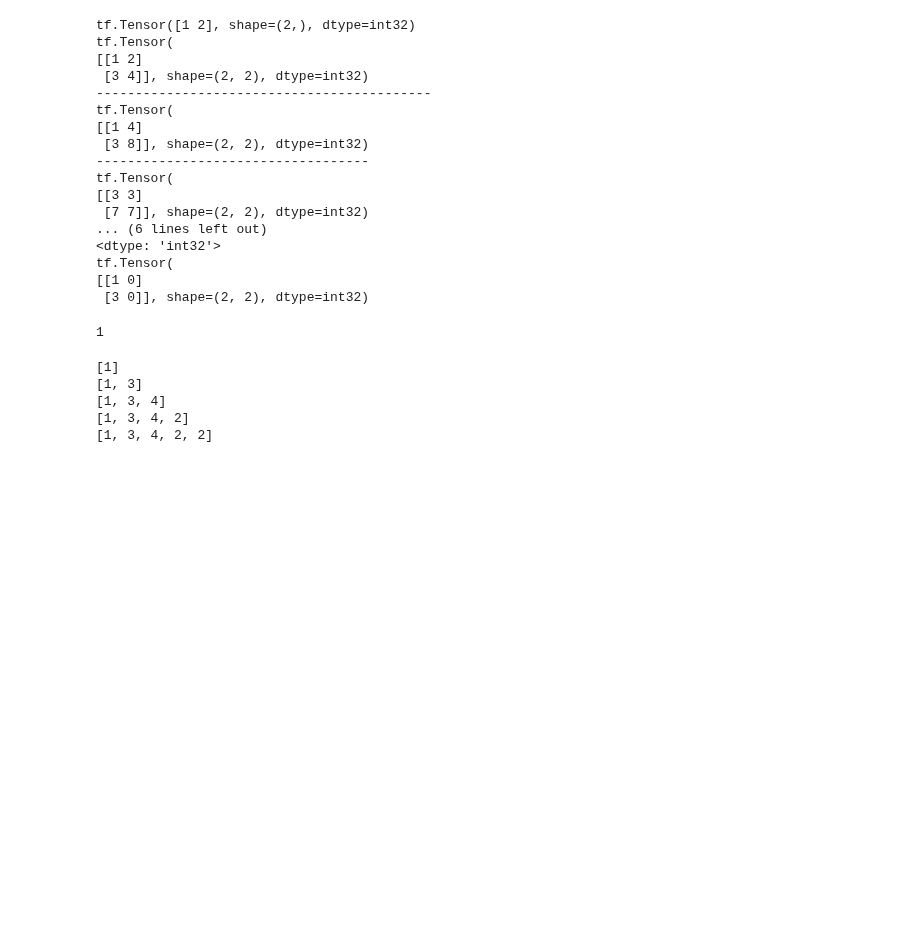
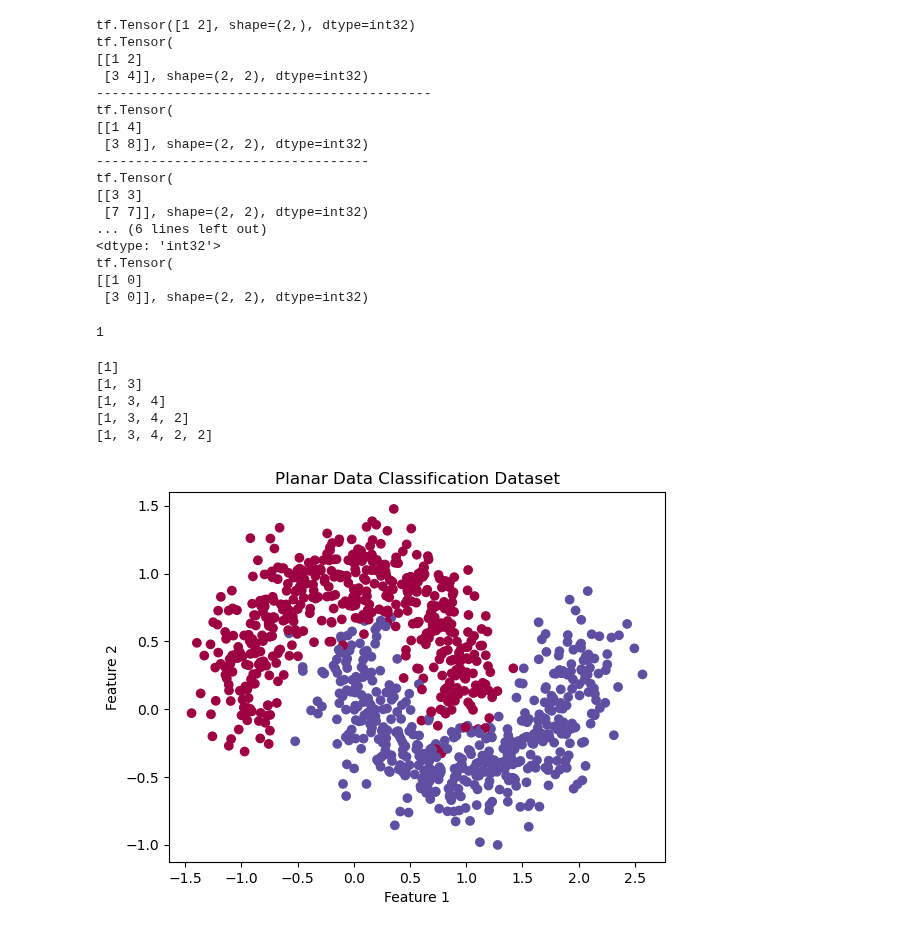
Before and after one commit to rohith4088/deep_learning, a Jupyter notebook: keras/leetcode.ipynb, the cells around one changed output. Drawn from its saved outputs; the diff is of its cells as text; code cells hidden in the pictures; blank space fills up the shorter version.

```diff
--- a/keras/leetcode.ipynb
+++ b/keras/leetcode.ipynb
@@ -133,3 +133,88 @@ for i in l :
 [1, 3, 4]
 [1, 3, 4, 2]
 [1, 3, 4, 2, 2]
+# %%
+import numpy as np
+import matplotlib.pyplot as plt
+from sklearn.datasets import make_moons
+
+class NeuralNetwork:
+    def __init__(self, input_size, hidden_size, output_size):
+        self.input_size = input_size
+        self.hidden_size = hidden_size
+        self.output_size = output_size
+
+        # Initialize parameters
+        self.W1 = np.random.randn(hidden_size, input_size) * 0.01
+        self.b1 = np.zeros((hidden_size, 1))
+        self.W2 = np.random.randn(output_size, hidden_size) * 0.01
+        self.b2 = np.zeros((output_size, 1))
+
+    def forward_propagation(self, X):
+        # Forward pass
+        self.Z1 = np.dot(self.W1, X) + self.b1
+        self.A1 = np.tanh(self.Z1)
+        self.Z2 = np.dot(self.W2, self.A1) + self.b2
+        self.A2 = self.sigmoid(self.Z2)
+        return self.A2
+
+    def backward_propagation(self, X, Y):
+        m = X.shape[1]  # Number of samples
+
+        # Backward pass
+        dZ2 = self.A2 - Y
+        dW2 = (1 / m) * np.dot(dZ2, self.A1.T)
+        db2 = (1 / m) * np.sum(dZ2, axis=1, keepdims=True)
+        dZ1 = np.dot(self.W2.T, dZ2) * (1 - np.power(self.A1, 2))  # derivative of tanh
+        dW1 = (1 / m) * np.dot(dZ1, X.T)
+        db1 = (1 / m) * np.sum(dZ1, axis=1, keepdims=True)
+
+        # Update parameters
+        self.W2 -= dW2
+        self.b2 -= db2
+        self.W1 -= dW1
+        self.b1 -= db1
+
+    def train(self, X, Y, num_epochs, learning_rate):
+        for epoch in range(num_epochs):
+            # Forward propagation
+            predictions = self.forward_propagation(X)
+
+            # Compute cross-entropy loss
+            loss = self.cross_entropy_loss(Y, predictions)
+
+            # Backward propagation
+            self.backward_propagation(X, Y)
+
+            # Print the loss every 100 epochs
+            if epoch % 100 == 0:
+                print(f'Epoch {epoch}, Loss: {loss}')
+
+    def sigmoid(self, Z):
+        return 1 / (1 + np.exp(-Z))
+
+    def cross_entropy_loss(self, Y, A):
+        m = Y.shape[1]  # Number of samples
+        return -(1 / m) * np.sum(Y * np.log(A) + (1 - Y) * np.log(1 - A))
+
+# Load and preprocess the data
+X, Y = make_moons(n_samples=1000, noise=0.2, random_state=42)
+X = X.T
+Y = Y.reshape(1, -1)
+
+# Plot the data
+plt.scatter(X[0, :], X[1, :], c=Y.ravel(), cmap=plt.cm.Spectral)
+plt.xlabel('Feature 1')
+plt.ylabel('Feature 2')
+plt.title('Planar Data Classification Dataset')
+plt.show()
+
+# Example usage
+input_size = 2
+hidden_size = 4
+output_size = 1
+
+model = NeuralNetwork(input_size, hidden_size, output_size)
+model.train(X, Y, num_epochs=1000, learning_rate=0.01)
+# %% [output]
+[figure, added]
```
Also changed, not shown: parts of 2 cells of this notebook, 2 other files.
